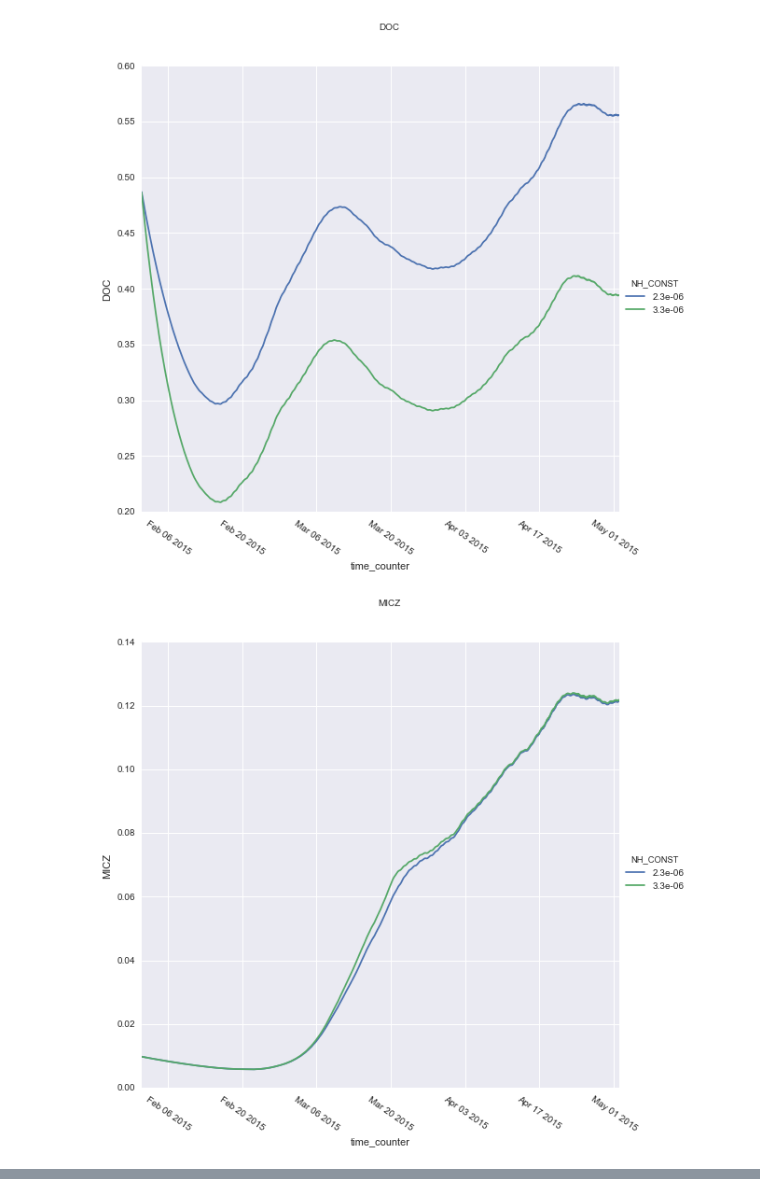
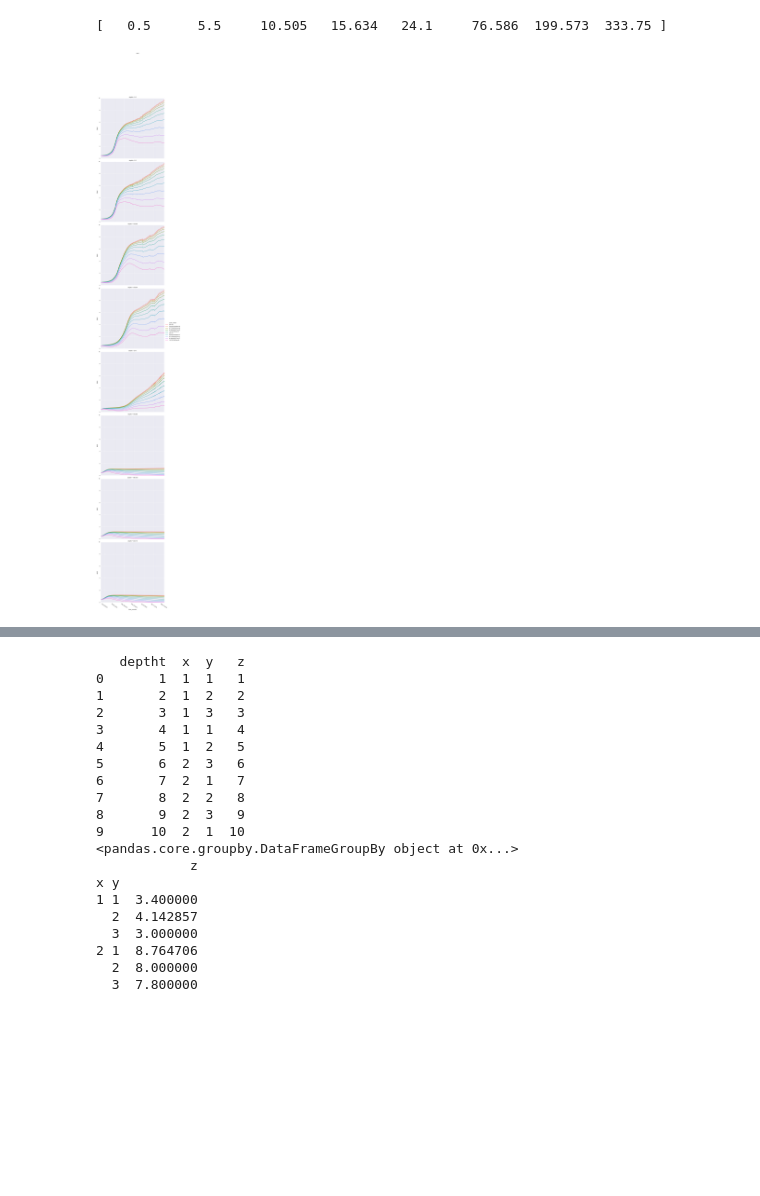
Before and after one commit to SalishSeaCast/analysis-james, a Jupyter notebook: notebooks/DON_remin.ipynb, the cells around one changed output, grey strips where cells are left out. Drawn from its saved outputs; the diff is of its cells as text; code cells hidden in the pictures; blank space fills up the shorter version.

```diff
--- a/notebooks/DON_remin.ipynb
+++ b/notebooks/DON_remin.ipynb
@@ -64,7 +77,7 @@ for DON_remin_const in dataset_dict:
     tz,zt=np.meshgrid((t[:] - t[0])/10**9/3600/24,z[:])
 
     fig, ax = plt.subplots(1, 1,figsize=(10,4))
-    mesh=plt.pcolormesh(tz,zt,dataset_dict[DON_remin_const].NO3.values[:,:,2,2].T, vmin = 10, vmax = 40)
+    mesh=plt.pcolormesh(tz,np.log(zt),dataset_dict[DON_remin_const].NO3.values[:,:,2,2].T, vmin = 10, vmax = 40)
     fig.colorbar(mesh)
     plt.gca().invert_yaxis()
     plt.title("NO3 (DON remineralization Param = " + str(DON_remin_const)+")", size = 20)
@@ -91,6 +112,6 @@ plt.title("NO3 difference (zz_remin_D_DON=" + str(param_1) + " - zz_remin_D_DON=
 # %%
 # Plot depth/time/NH4 heatmap for each value
-for DON_remin_const in dataset_dict:
+for DON_remin_const in sorted(list(dataset_dict.keys())):
     z = dataset_dict[DON_remin_const].deptht.values
     t= np.array([float(x) for x in dataset_dict[DON_remin_const].time_centered.values])
     tz,zt=np.meshgrid((t[:] - t[0])/10**9/3600/24,z[:])
@@ -124,16 +153,23 @@ plt.title("NH4 difference (zz_remin_D_DON=" + str(param_1) + " - zz_remin_D_DON=
 # Convert list of xarrays to a single pandas dataframe. Easier to manipulate and plot
 dataframe_list = []
 for DON_remin_const in dataset_dict:
-    df = dataset_dict[DON_remin_const].to_dataframe()
+    df = dataset_dict[DON_remin_const].to_dataframe().query('x == 2 and y == 2 and axis_nbounds == 0')
     df['DON_CONST'] = DON_remin_const
     dataframe_list.append(df)
 
-df = pd.concat(dataframe_list)
+df_subset = pd.concat(dataframe_list)
 
-df_subset = df.query('x == 2 and y == 2 and axis_nbounds == 0') # Subset for certain grids of the 5x5
 df_subset.reset_index(inplace=True) # Get rid of that multiindex madness
 # %%
 # Create a dataframe with depth averaged tracer values. If all grid heights are the same this is the mean value
+mesh_mask = xr.open_dataset(group_results_directory + '/' + individual_directories[0] +'/' + 'mesh_mask.nc')
+
+grid_heights = pd.DataFrame({'deptht': mesh_mask['gdept_1d'].values[0], 'GRID_HEIGHT' : mesh_mask['e3t_1d'].values[0]})
+
+
+grid_heights = grid_heights.round({'deptht':3})
+df_subset = df_subset.round({'deptht':3})
 
 depth_averaged = df_subset.groupby(['time_counter','DON_CONST','x','y']).mean()
 depth_averaged.reset_index(inplace=True)
+df_subset = pd.merge(df_subset, grid_heights, on='deptht', how = "left")
@@ -140,12 +188,17 @@ depth_averaged.reset_index(inplace=True)
 # %%
-plot_vars = [ 'DOC','MICZ', 'MYRI', 'NH4', 'NO3', 'O2', 'PHY', 'PHY2', 'POC', 'Si', 'bSi']
+plot_vars = ['DOC']#[ 'DOC','MICZ', 'MYRI', 'NH4', 'NO3', 'O2', 'PHY', 'PHY2', 'POC', 'Si', 'bSi']
 
+
+
+depth_vals = (df_subset['deptht'].unique())[0:40:5]
+
+print(depth_vals)
 for var in plot_vars:
-    fg = sns.FacetGrid(data=depth_averaged, hue='DON_CONST',size =8)
+    fg = sns.FacetGrid(data=df_subset.query("deptht in @depth_vals"), hue='DON_CONST',row = "deptht",size =8)
     fg.map(plt.plot, 'time_counter', var).add_legend()
     fg.set_xticklabels(rotation=-35)
     plt.subplots_adjust(top=0.9)
     fg.fig.suptitle(var)
 # %% [output]
+[   0.5      5.5     10.505   15.634   24.1     76.586  199.573  333.75 ]
-[figure, old version]
+[figure, new version]
-[figure, removed]
@@ -160,0 +205,33 @@ for var in plot_vars:
+# %%
+sum_vars = ['z']
+
+test_df = pd.DataFrame({'x':[1,1,1,1,1,2,2,2,2,2], 'y': [1,2,3,1,2,3,1,2,3,1], 'z':[1,2,3,4,5,6,7,8,9,10], 'deptht':[1,2,3,4,5,6,7,8,9,10] })
+print(test_df)
+grouped = test_df.groupby(['x','y'])
+print(grouped)
+def weighted(x, cols, w="deptht"):
+             return pd.Series(np.average(x[cols], weights=x[w], axis=0), cols)
+
+a = grouped.apply(weighted, sum_vars)
+print(a)
+# %% [output]
+   deptht  x  y   z
+0       1  1  1   1
+1       2  1  2   2
+2       3  1  3   3
+3       4  1  1   4
+4       5  1  2   5
+5       6  2  3   6
+6       7  2  1   7
+7       8  2  2   8
+8       9  2  3   9
+9      10  2  1  10
+<pandas.core.groupby.DataFrameGroupBy object at 0x...>
+            z
+x y
+1 1  3.400000
+  2  4.142857
+  3  3.000000
+2 1  8.764706
+  2  8.000000
+  3  7.800000
```
Also changed, not shown: parts of 14 cells of this notebook, 2 other files.
